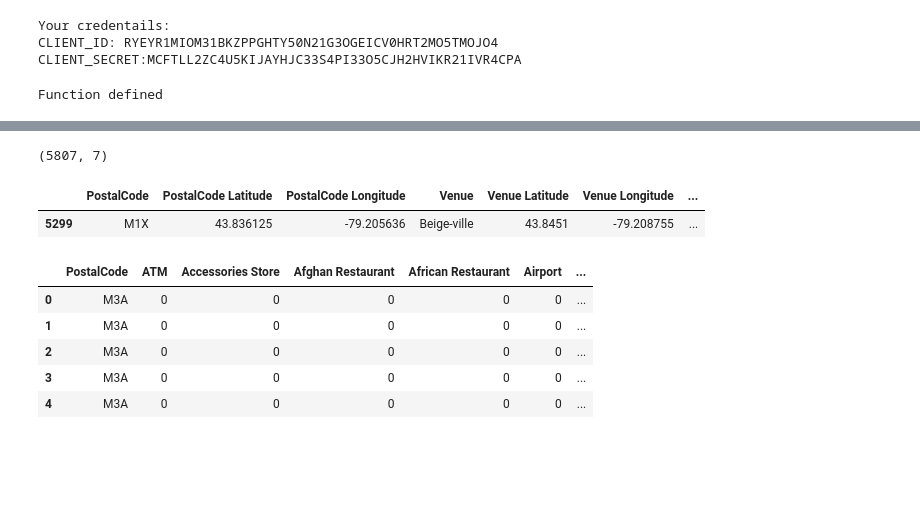
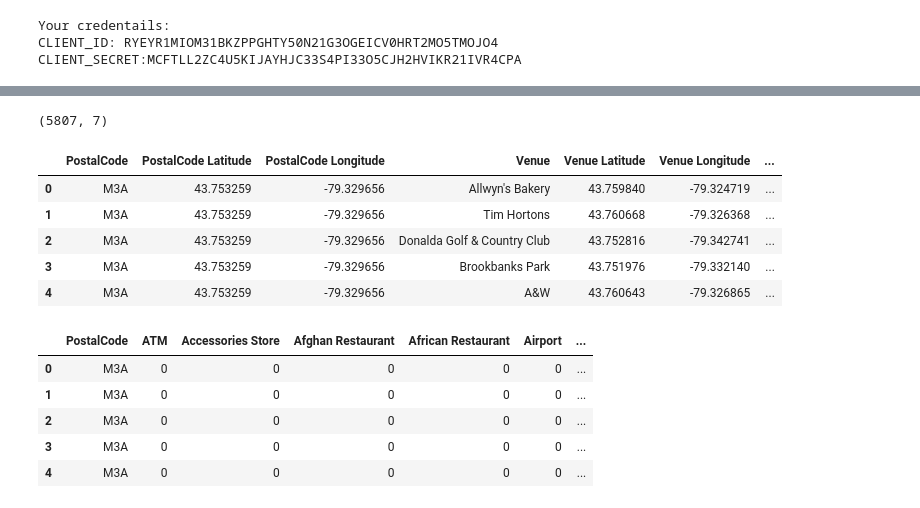
Before and after one commit to normanlapid/Coursera_Capstone, a Jupyter notebook: Capstone Project: Clustering Neighborhoods Part 3.ipynb, the cells around one changed output, grey strips where cells are left out. Cells and saved outputs as stored; diff of their text form; code cells hidden in the pictures; blank space fills up the shorter version.

```diff
--- a/Capstone Project: Clustering Neighborhoods Part 3.ipynb
+++ b/Capstone Project: Clustering Neighborhoods Part 3.ipynb
@@ -252,9 +246,7 @@ def getNearbyVenues(names, latitudes, longitudes, radius=1200):
                   'Venue Category']
 
     return(nearby_venues)
-print("Function defined")
+#print("Function defined")
-# %% [output]
-Function defined
 # %%
 {
     "tags": [
@@ -285,12 +277,16 @@ M8Z
 # %%
 print(toronto_venues.shape)
 toronto_venues.head()
 #toronto_venues['Venue Category'].unique()
-toronto_venues.loc[toronto_venues['PostalCode'] == 'M1X']
+#toronto_venues.loc[toronto_venues['PostalCode'] == 'M1X']
 # %% [output]
 (5807, 7)
 |  | PostalCode | PostalCode Latitude | PostalCode Longitude | Venue | Venue Latitude | Venue Longitude | ... |
-| 5299 | M1X | 43.836125 | -79.205636 | Beige-ville | 43.8451 | -79.208755 | ... |
+| 0 | M3A | 43.753259 | -79.329656 | Allwyn's Bakery | 43.759840 | -79.324719 | ... |
+| 1 | M3A | 43.753259 | -79.329656 | Tim Hortons | 43.760668 | -79.326368 | ... |
+| 2 | M3A | 43.753259 | -79.329656 | Donalda Golf & Country Club | 43.752816 | -79.342741 | ... |
+| 3 | M3A | 43.753259 | -79.329656 | Brookbanks Park | 43.751976 | -79.332140 | ... |
+| 4 | M3A | 43.753259 | -79.329656 | A&W | 43.760643 | -79.326865 | ... |
 # %%
 # one hot encoding
 toronto_onehot = pd.get_dummies(toronto_venues[['Venue Category']], prefix="", prefix_sep="")
```
Also changed, not shown: parts of 4 cells of this notebook.
